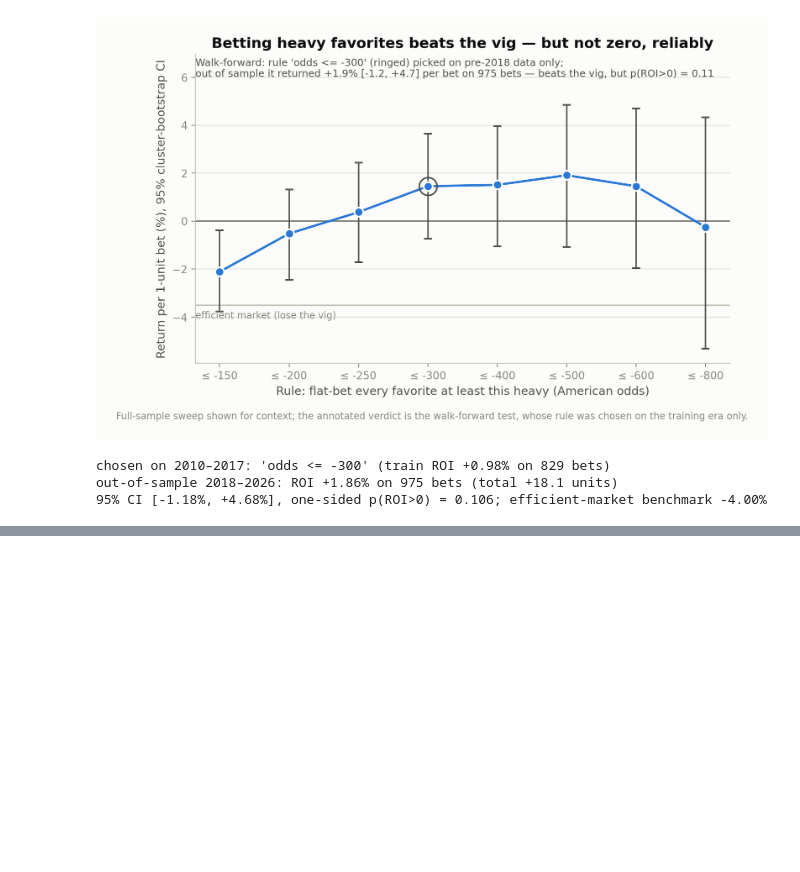
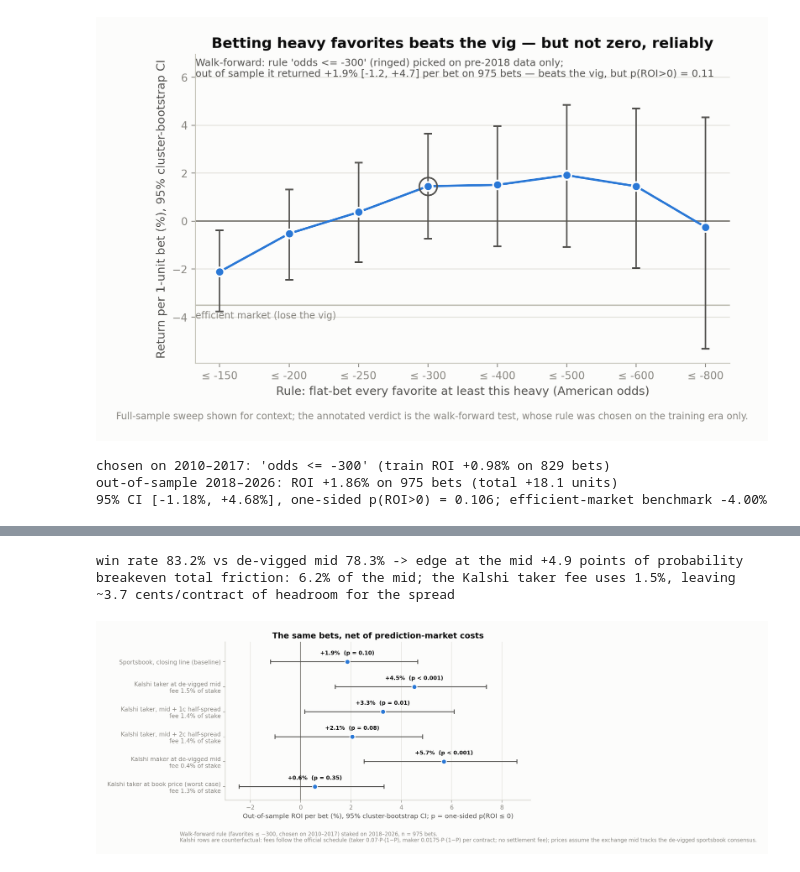
Before and after one commit to Rawanalytics/mma-betting-market-efficiency, a Jupyter notebook: notebooks/analysis.ipynb, the cells around one changed output, grey strips where cells are left out. Cells and saved outputs as stored; diff of their text form; code cells hidden in the pictures; blank space fills up the shorter version.

Commit message:
Add Kalshi fee analysis, execution-scenario backtests, and research article

```diff
--- a/notebooks/analysis.ipynb
+++ b/notebooks/analysis.ipynb
@@ -313,0 +337,19 @@ out-of-sample 2018–2026: ROI +1.86% on 975 bets (total +18.1 units)
+# %%
+from mma_efficiency import costs
+
+split = pd.Timestamp(wf["train_end"])
+wf_bets = sides[(sides["date"] >= split) & (sides["odds"] <= wf["chosen_cutoff"])]
+fee_tab = costs.fee_scenario_table(wf_bets, seed=17)
+plots.plot_fee_scenarios(fee_tab, FIG / "fees_scenarios.png")
+
+cols = ["label", "mean_price", "mean_fee_pct_of_stake", "roi", "ci_lo", "ci_hi", "p_roi_gt0"]
+display(fee_tab[cols].round(4))
+
+b = costs.breakeven_friction(wf_bets)
+print(f"win rate {b['win_rate']:.1%} vs de-vigged mid {b['mean_mid']:.1%} "
+      f"-> edge at the mid {b['edge_vs_mid']*100:+.1f} points of probability")
+print(f"breakeven total friction: {b['breakeven_total_friction_pct_of_mid']:.1%} of the mid; "
+      f"the Kalshi taker fee uses {b['kalshi_taker_fee_at_mid_pct']:.1%}, leaving "
+      f"~{b['residual_for_spread_cents']:.1f} cents/contract of headroom for the spread")
+Image(filename=str(FIG / "fees_scenarios.png"), width=880)
+# %% [output]
@@ -313,0 +363,3 @@ out-of-sample 2018–2026: ROI +1.86% on 975 bets (total +18.1 units)
+win rate 83.2% vs de-vigged mid 78.3% -> edge at the mid +4.9 points of probability
+breakeven total friction: 6.2% of the mid; the Kalshi taker fee uses 1.5%, leaving ~3.7 cents/contract of headroom for the spread
+[figure, added]
```
Also changed, not shown: parts of 4 cells of this notebook, 12 other files.
